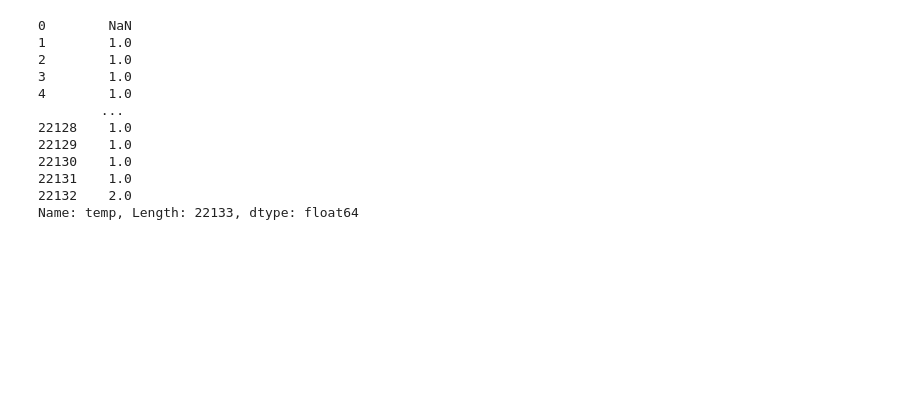
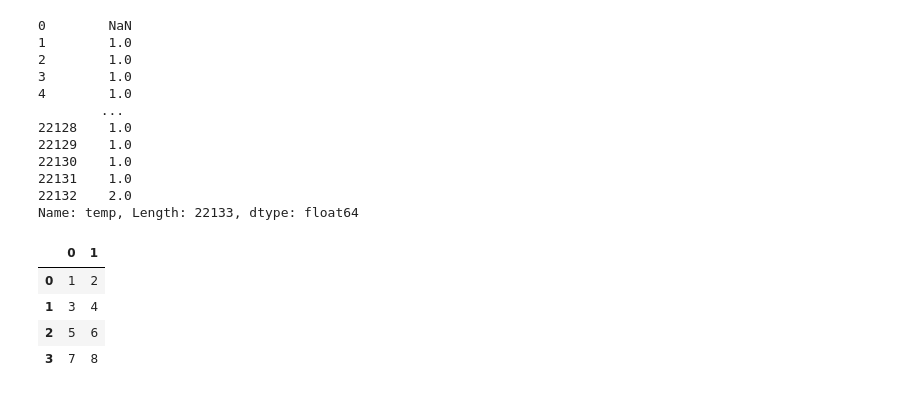
Before and after one commit to ak45aaa/KUST_2027BWSC, a Jupyter notebook: top_planning.ipynb, the cells around one changed output. Saved outputs shown, nothing was run; the diff lists cells and outputs as text; code cells hidden in the pictures; blank space fills up the shorter version.

```diff
--- a/top_planning.ipynb
+++ b/top_planning.ipynb
@@ -70,3 +70,15 @@ diff
 22131    1.0
 22132    2.0
 Name: temp, Length: 22133, dtype: float64
+# %%
+A = pd.DataFrame([[1, 2], [3, 4]])
+B = pd.DataFrame([[5, 6], [7, 8]])
+
+C = pd.concat([A, B]).reset_index(drop=True)
+C
+# %% [output]
+|  | 0 | 1 |
+| 0 | 1 | 2 |
+| 1 | 3 | 4 |
+| 2 | 5 | 6 |
+| 3 | 7 | 8 |
```
Also changed, not shown: parts of 2 cells of this notebook.
